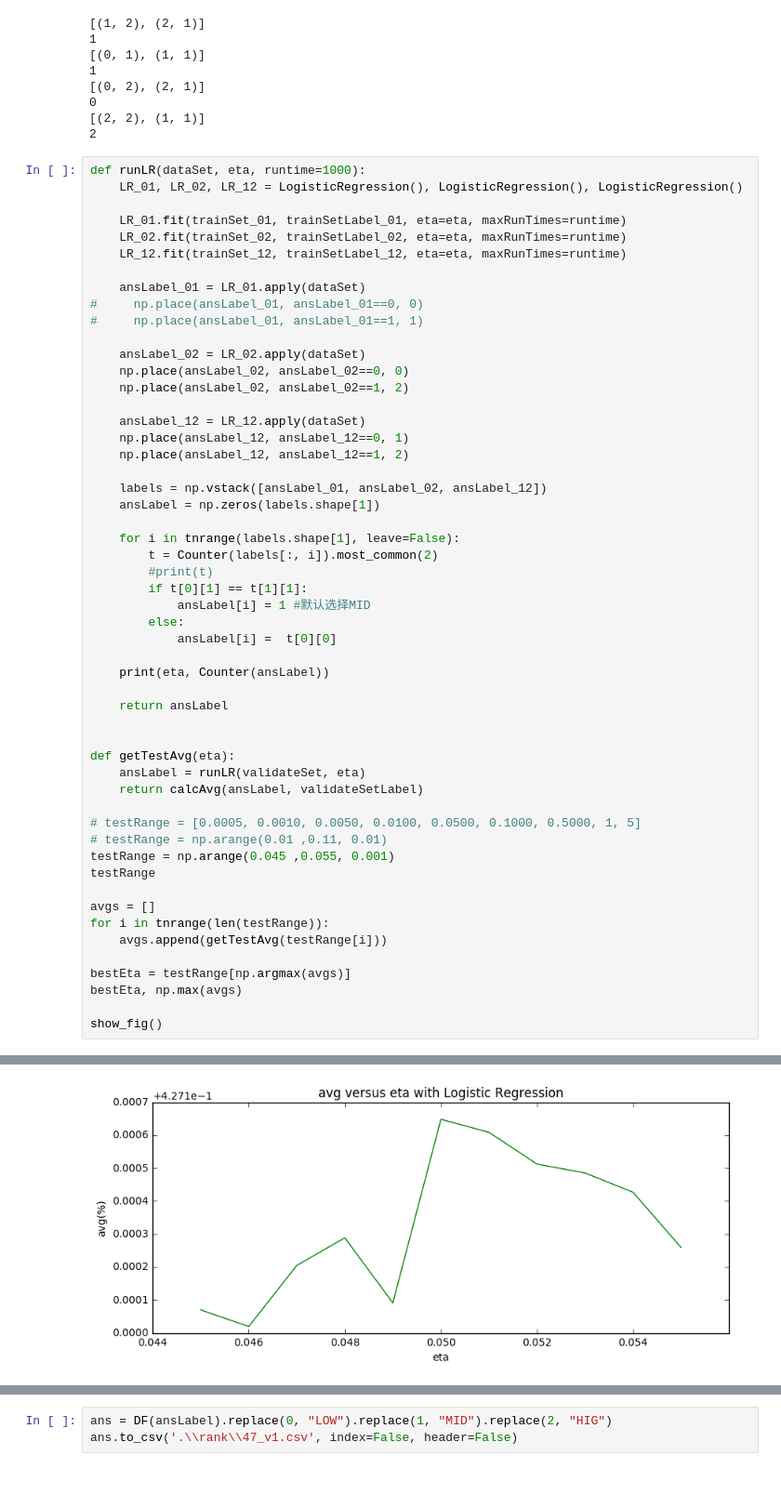
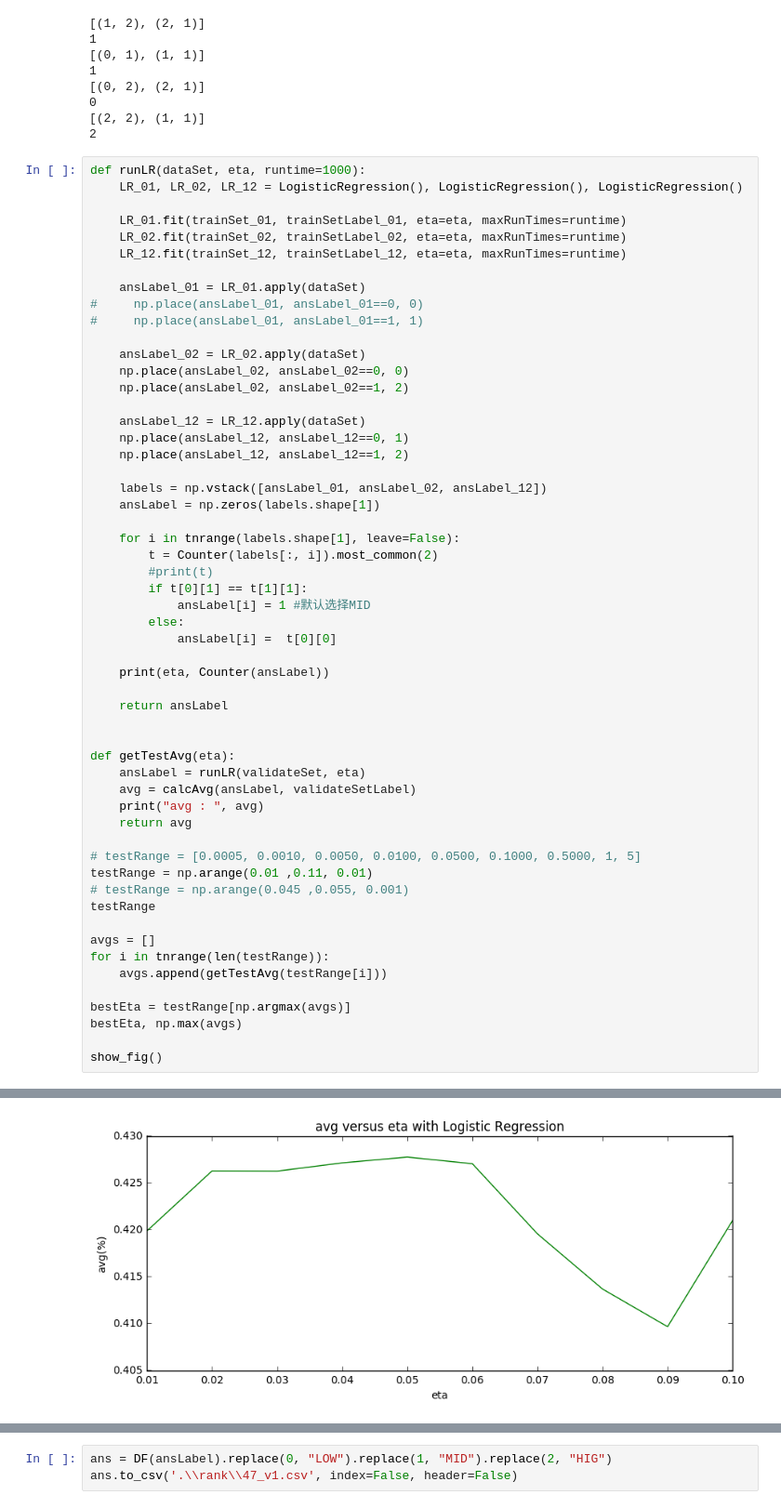
Before and after one commit to linzch3/Open-Course-Learning, a Jupyter notebook: A04.Artificial Intelligence - SYSU - RYH/Project/multiclass classification/LR - step 1 - find best eta without regularized term - use OVO - use word2vec by TA.ipynb, the cells around one changed output, grey strips where cells are left out. Shown at 93% size. Drawn from its saved outputs; the diff is of its cells as text; blank space fills up the shorter version.

```diff
--- a/A04.Artificial Intelligence - SYSU - RYH/Project/multiclass classification/LR - step 1 - find best eta without regularized term - use OVO - use word2vec by TA.ipynb
+++ b/A04.Artificial Intelligence - SYSU - RYH/Project/multiclass classification/LR - step 1 - find best eta without regularized term - use OVO - use word2vec by TA.ipynb
@@ -240,11 +241,13 @@ def runLR(dataSet, eta, runtime=1000):
 
 def getTestAvg(eta):
     ansLabel = runLR(validateSet, eta)
-    return calcAvg(ansLabel, validateSetLabel)
+    avg = calcAvg(ansLabel, validateSetLabel)
+    print("avg : ", avg)
+    return avg
 
 # testRange = [0.0005, 0.0010, 0.0050, 0.0100, 0.0500, 0.1000, 0.5000, 1, 5]
-# testRange = np.arange(0.01 ,0.11, 0.01)
-testRange = np.arange(0.045 ,0.055, 0.001)
+testRange = np.arange(0.01 ,0.11, 0.01)
+# testRange = np.arange(0.045 ,0.055, 0.001)
 testRange
 
 avgs = []
@@ -272,5 +283,5 @@ array([ 0.045,  0.046,  0.047,  0.048,  0.049,  0.05 ,  0.051,  0.052,
 (0.050000000000000003, 0.42774791487838887)
-[figure, old version]
+[figure, new version]
 # %%
 ansLabel = runLR(testSet, bestEta)
 Counter(ansLabel)
```
Also changed, not shown: parts of 3 cells of this notebook, 4 other files.
